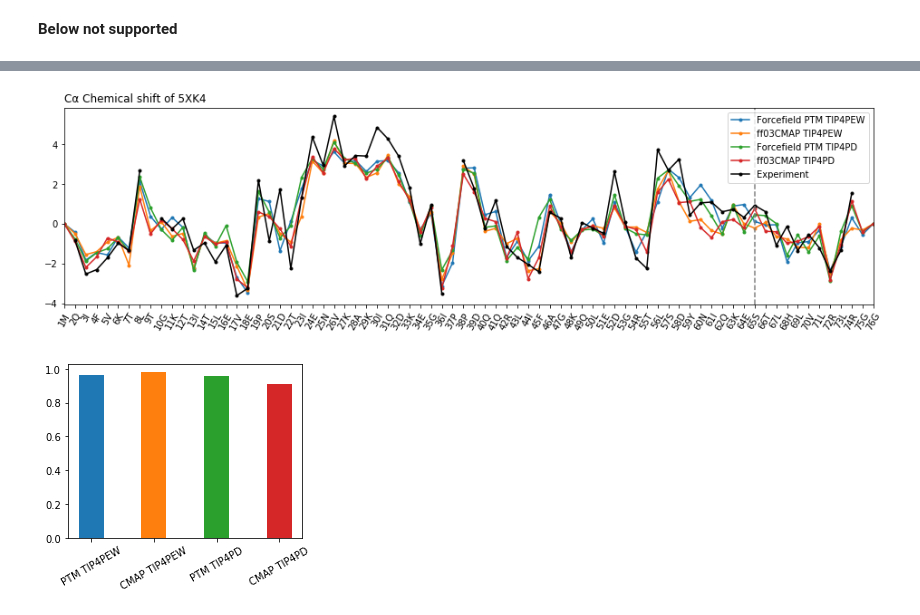
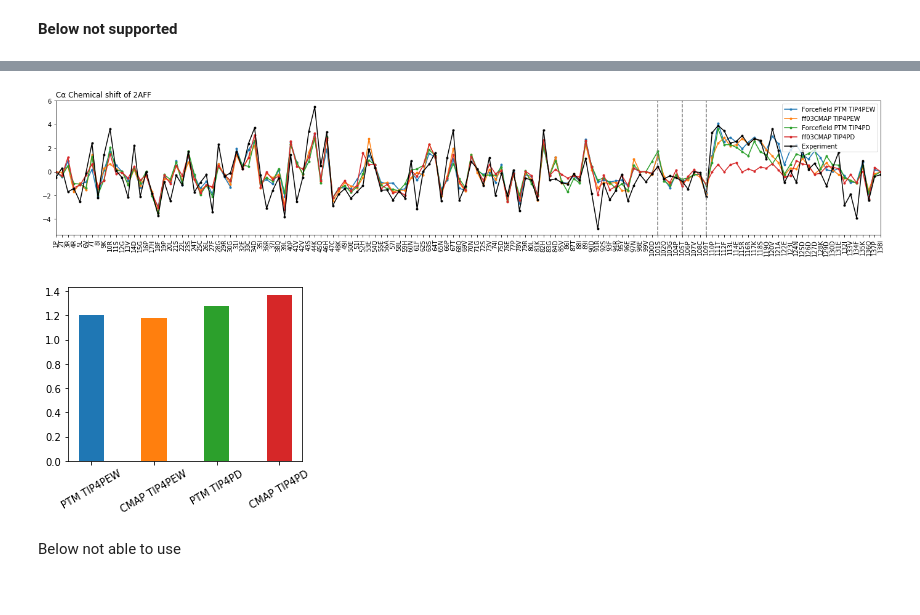
Before and after one commit to Zuricho/My_Lab, a Jupyter notebook: Figure_ipynb/ChemShift_2AFF/ChemShift_2aff.ipynb, the cells around one changed output, grey strips where cells are left out. Drawn from its saved outputs; the diff is of its cells as text; code cells hidden in the pictures.

```diff
--- a/Figure_ipynb/ChemShift_2AFF/ChemShift_2aff.ipynb
+++ b/Figure_ipynb/ChemShift_2AFF/ChemShift_2aff.ipynb
@@ -210,10 +233,8 @@ print(abs(Avg_CAShift2_CMAP[108]-ExpData[108]))
 # %%
-Avg_CAShift2_D = AvgChemShift_CA_2("5xk4.md.pdb_pred_D_sim1.tab","5xk4.md.pdb_pred_D_sim2.tab","5xk4.md.pdb_pred_D_sim3.tab","5xk4.md.pdb_pred_D_sim4.tab","5xk4.md.pdb_pred_D_sim5.tab")
-Avg_CAShift2_D_CMAP = AvgChemShift_CA_2("5xk4.md.pdb_pred_D_CMAP_sim1.tab","5xk4.md.pdb_pred_D_CMAP_sim2.tab","5xk4.md.pdb_pred_D_CMAP_sim3.tab","5xk4.md.pdb_pred_D_CMAP_sim4.tab","5xk4.md.pdb_pred_D_CMAP_sim5.tab")
 
 # Plot Average
 
-plt.subplots(figsize=(16,4))
+plt.subplots(figsize=(24,4))
 
 plt.plot(Avg_CAShift2_D,'.-',label='Forcefield PTM TIP4PD',color='tab:green')
 plt.plot(Avg_CAShift2_D_CMAP,'.-',label='ff03CMAP TIP4PD',color='tab:red')
@@ -222,16 +243,18 @@ plt.plot(ExpData,'.-',label='Experiment',color="black")
 
 
 
-plt.title('Cα Chemical shift of 5XK4',loc='left')
+plt.title('Cα Chemical shift of 2AFF',loc='left')
 
 plt.xlim(0, len(CAShift2_sim1)-1)
-plt.xticks(np.arange(0,len(res_list)),res_list,rotation='60')
+plt.xticks(np.arange(0,len(res_list)),res_list,rotation='90')
 
 # Tag modified residues
-plt.axvline(x=64, ymin=0, ymax=1,color="grey",linestyle="--")
+plt.axvline(x=100, ymin=0, ymax=1,color="grey",linestyle="--")
+plt.axvline(x=104, ymin=0, ymax=1,color="grey",linestyle="--")
+plt.axvline(x=108, ymin=0, ymax=1,color="grey",linestyle="--")
 
 plt.legend()
 
-plt.savefig("5xk4_TIP4PD.png",dpi=100)
+plt.savefig("2aff_TIP4PD.png",dpi=100)
 plt.show()
 # %% [output]
@@ -245,46 +292,41 @@ print(RMSD(Avg_CAShift2_D_CMAP,ExpData))
 # %%
 # Plot Average
 
-plt.subplots(figsize=(16,4))
+plt.subplots(figsize=(24,4))
 
 plt.plot(Avg_CAShift2,'.-',label='Forcefield PTM TIP4PEW',color='tab:blue')
 plt.plot(Avg_CAShift2_CMAP,'.-',label='ff03CMAP TIP4PEW',color='tab:orange')
 plt.plot(Avg_CAShift2_D,'.-',label='Forcefield PTM TIP4PD',color='tab:green')
 plt.plot(Avg_CAShift2_D_CMAP,'.-',label='ff03CMAP TIP4PD',color='tab:red')
 
 plt.plot(ExpData,'.-',label='Experiment',color="black")
 
 
 
-plt.title('Cα Chemical shift of 5XK4',loc='left')
+plt.title('Cα Chemical shift of 2AFF',loc='left')
 
 plt.xlim(0, len(CAShift2_sim1)-1)
-plt.xticks(np.arange(0,len(res_list)),res_list,rotation='60')
+plt.xticks(np.arange(0,len(res_list)),res_list,rotation='90')
 
 # Tag modified residues
-plt.axvline(x=64, ymin=0, ymax=1,color="grey",linestyle="--")
+plt.axvline(x=100, ymin=0, ymax=1,color="grey",linestyle="--")
+plt.axvline(x=104, ymin=0, ymax=1,color="grey",linestyle="--")
+plt.axvline(x=108, ymin=0, ymax=1,color="grey",linestyle="--")
 
 plt.legend()
 
-plt.savefig("5xk4_ChemShift.png",dpi=100)
+plt.savefig("2aff_ChemShift.png",dpi=100)
 plt.show()
 # %% [output]
-[figure, old version]
+[figure, new version]
 # %%
 plt.subplots(figsize=(4,3.5))
 
-ExpData_CA = ExpData_Raw
 
-Avg_CAShift = AvgChemShift_CA("5xk4.md.pdb_pred_sim1.tab","5xk4.md.pdb_pred_sim2.tab","5xk4.md.pdb_pred_sim3.tab","5xk4.md.pdb_pred_sim4.tab","5xk4.md.pdb_pred_sim5.tab")
-Avg_CAShift_CMAP = AvgChemShift_CA("5xk4.md.pdb_pred_CMAP_sim1.tab","5xk4.md.pdb_pred_CMAP_sim2.tab","5xk4.md.pdb_pred_CMAP_sim3.tab","5xk4.md.pdb_pred_CMAP_sim4.tab","5xk4.md.pdb_pred_CMAP_sim5.tab")
-Avg_CAShift_D = AvgChemShift_CA("5xk4.md.pdb_pred_D_sim1.tab","5xk4.md.pdb_pred_D_sim2.tab","5xk4.md.pdb_pred_D_sim3.tab","5xk4.md.pdb_pred_D_sim4.tab","5xk4.md.pdb_pred_D_sim5.tab")
-Avg_CAShift_D_CMAP = AvgChemShift_CA("5xk4.md.pdb_pred_D_CMAP_sim1.tab","5xk4.md.pdb_pred_D_CMAP_sim2.tab","5xk4.md.pdb_pred_D_CMAP_sim3.tab","5xk4.md.pdb_pred_D_CMAP_sim4.tab","5xk4.md.pdb_pred_D_CMAP_sim5.tab")
-
-
-RMSD_1 = RMSD(Avg_CAShift,ExpData_CA)
-RMSD_2 = RMSD(Avg_CAShift_CMAP,ExpData_CA)
-RMSD_3 = RMSD(Avg_CAShift_D,ExpData_CA)
-RMSD_4 = RMSD(Avg_CAShift_D_CMAP,ExpData_CA)
+RMSD_1 = RMSD(Avg_CAShift2,ExpData)
+RMSD_2 = RMSD(Avg_CAShift2_CMAP,ExpData)
+RMSD_3 = RMSD(Avg_CAShift2_D,ExpData)
+RMSD_4 = RMSD(Avg_CAShift2_D_CMAP,ExpData)
 
 color=['tab:blue','tab:orange','tab:green','tab:red']
 x_label=['PTM TIP4PEW','CMAP TIP4PEW','PTM TIP4PD','CMAP TIP4PD']
@@ -293,10 +335,12 @@ plt.bar([1,3,5,7], [RMSD_1,RMSD_2,RMSD_3,RMSD_4],color=color)
 
 plt.tight_layout()
 
-plt.savefig("5xk4_bar.png",dpi=100)
+plt.savefig("2aff_bar.png",dpi=100)
 plt.show()
 # %% [output]
-[figure, old version]
+[figure, new version]
+# %% [markdown]
+Below not able to use
 # %%
 print(RMSD(Avg_CAShift,ExpData_CA))
 print(RMSD(Avg_CAShift_CMAP,ExpData_CA))
```
Also changed, not shown: parts of 11 cells of this notebook, 23 other files.
